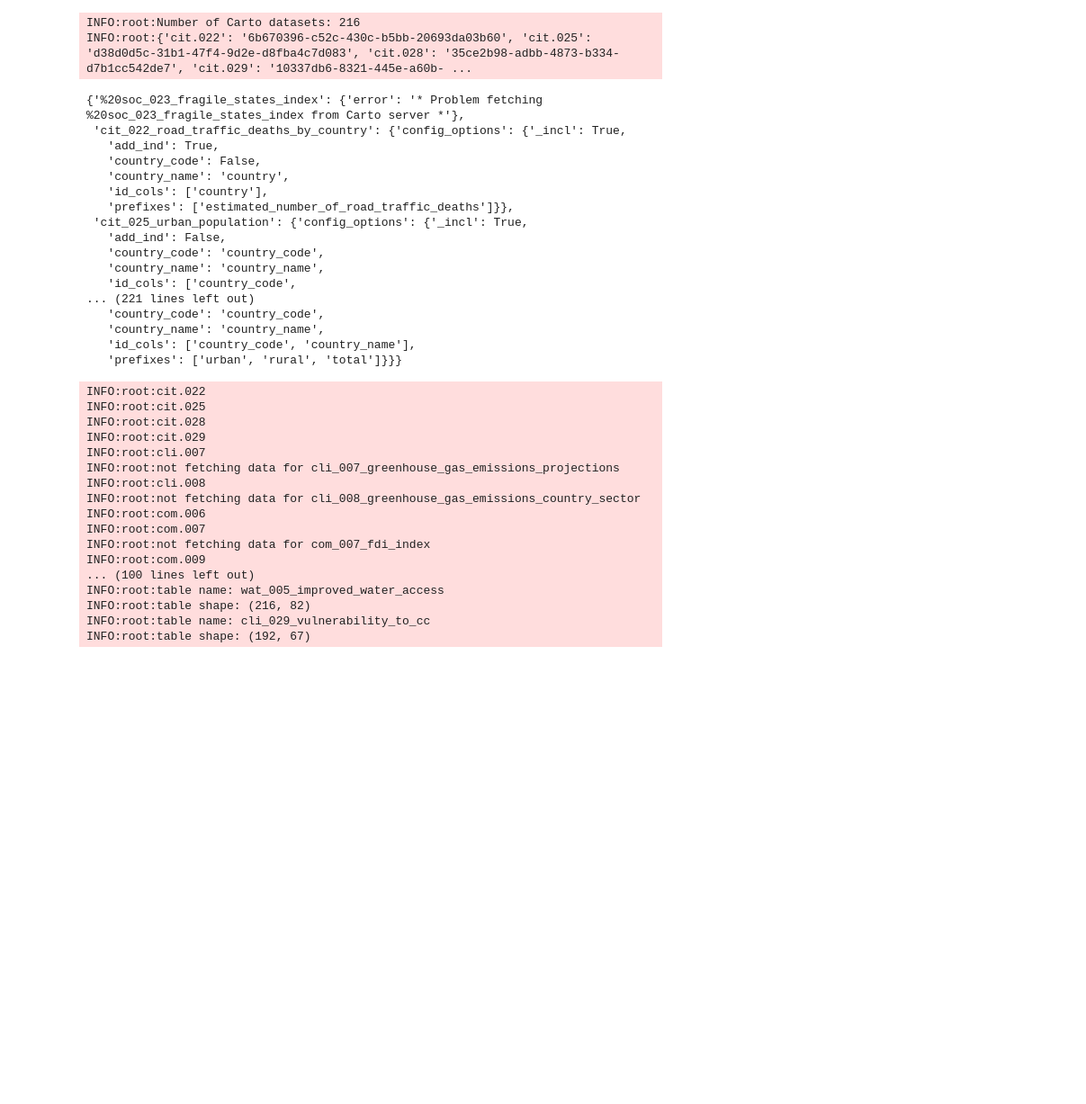
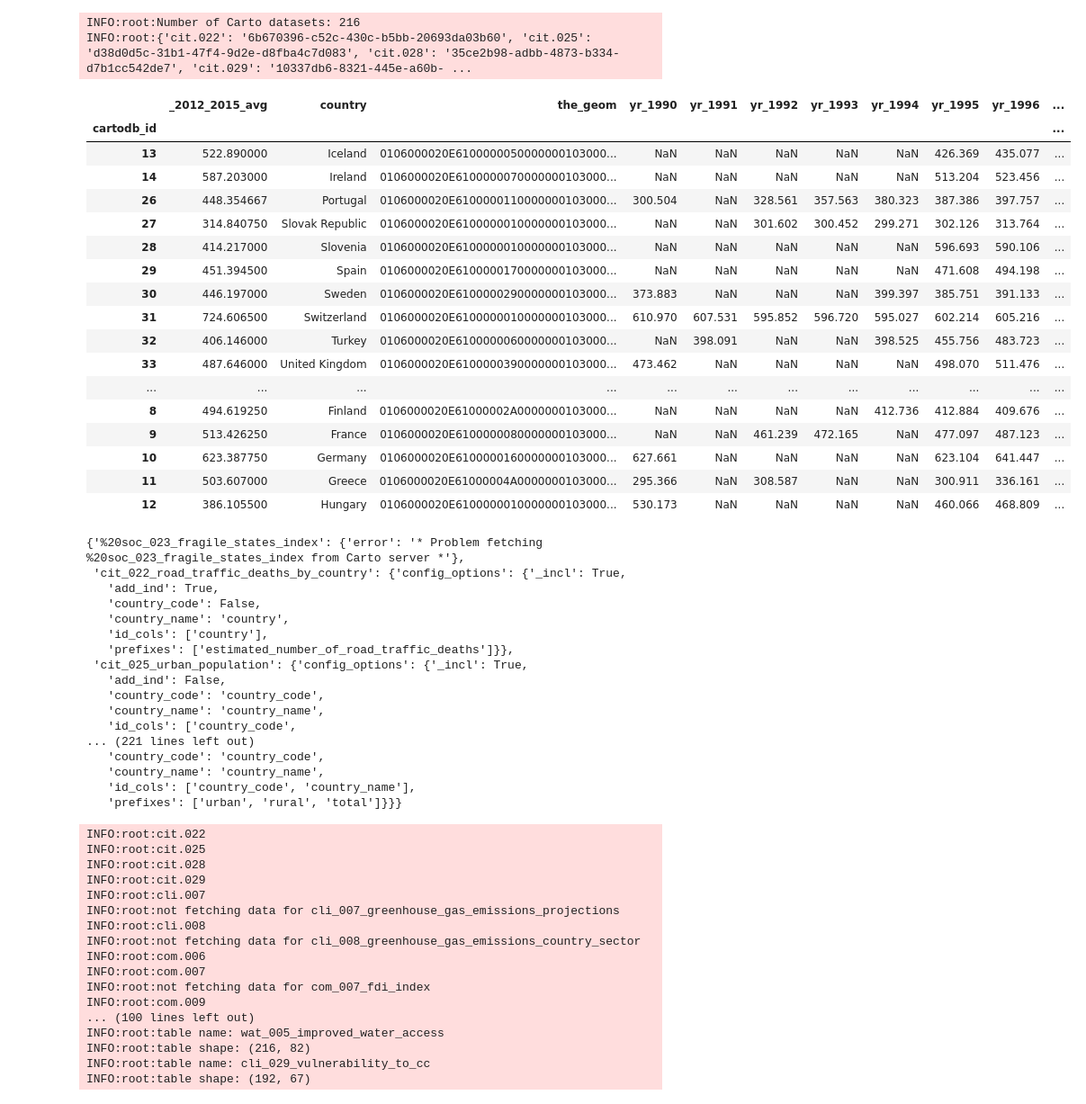
Before and after one commit to nsuberi/ResourceWatchCode, a Jupyter notebook: Metadata Management/To Long Form.ipynb, the cells around one changed output. Shown at 90% size. Drawn from its saved outputs; the diff is of its cells as text; code cells hidden in the pictures; blank space fills up the shorter version.

```diff
--- a/Metadata Management/To Long Form.ipynb
+++ b/Metadata Management/To Long Form.ipynb
@@ -47,8 +47,8 @@ def write_to_S3(df, bucket, key):
 # Set up carto context
 user = 'wri-rw' # 'rw-nrt'
 key = {
-    'wri-rw':'_key_',
-    'rw-nrt':'_key_'
+    'wri-rw':'',
+    'rw-nrt':''
 }
 cc = cartoframes.CartoContext(base_url='https://{}.carto.com/'.format(user),
                               api_key=key[user])
@@ -112,6 +112,27 @@ logging.info(long_forms)
 # %% [output]
 INFO:root:Number of Carto datasets: 216
 INFO:root:{'cit.022': '6b670396-c52c-430c-b5bb-20693da03b60', 'cit.025': 'd38d0d5c-31b1-47f4-9d2e-d8fba4c7d083', 'cit.028': '35ce2b98-adbb-4873-b334-d7b1cc542de7', 'cit.029': '10337db6-8321-445e-a60b- ...
+# %%
+cc.read('cit_029_municipal_waste')
+# %% [output]
+|  | _2012_2015_avg | country | the_geom | yr_1990 | yr_1991 | yr_1992 | yr_1993 | yr_1994 | yr_1995 | yr_1996 | ... |
+| cartodb_id |  |  |  |  |  |  |  |  |  |  | ... |
+| 13 | 522.890000 | Iceland | 0106000020E6100000050000000103000... | NaN | NaN | NaN | NaN | NaN | 426.369 | 435.077 | ... |
+| 14 | 587.203000 | Ireland | 0106000020E6100000070000000103000... | NaN | NaN | NaN | NaN | NaN | 513.204 | 523.456 | ... |
+| 26 | 448.354667 | Portugal | 0106000020E6100000110000000103000... | 300.504 | NaN | 328.561 | 357.563 | 380.323 | 387.386 | 397.757 | ... |
+| 27 | 314.840750 | Slovak Republic | 0106000020E6100000010000000103000... | NaN | NaN | 301.602 | 300.452 | 299.271 | 302.126 | 313.764 | ... |
+| 28 | 414.217000 | Slovenia | 0106000020E6100000010000000103000... | NaN | NaN | NaN | NaN | NaN | 596.693 | 590.106 | ... |
+| 29 | 451.394500 | Spain | 0106000020E6100000170000000103000... | NaN | NaN | NaN | NaN | NaN | 471.608 | 494.198 | ... |
+| 30 | 446.197000 | Sweden | 0106000020E6100000290000000103000... | 373.883 | NaN | NaN | NaN | 399.397 | 385.751 | 391.133 | ... |
+| 31 | 724.606500 | Switzerland | 0106000020E6100000010000000103000... | 610.970 | 607.531 | 595.852 | 596.720 | 595.027 | 602.214 | 605.216 | ... |
+| 32 | 406.146000 | Turkey | 0106000020E6100000060000000103000... | NaN | 398.091 | NaN | NaN | 398.525 | 455.756 | 483.723 | ... |
+| 33 | 487.646000 | United Kingdom | 0106000020E6100000390000000103000... | 473.462 | NaN | NaN | NaN | NaN | 498.070 | 511.476 | ... |
+| ... | ... | ... | ... | ... | ... | ... | ... | ... | ... | ... | ... |
+| 8 | 494.619250 | Finland | 0106000020E61000002A0000000103000... | NaN | NaN | NaN | NaN | 412.736 | 412.884 | 409.676 | ... |
+| 9 | 513.426250 | France | 0106000020E6100000080000000103000... | NaN | NaN | 461.239 | 472.165 | NaN | 477.097 | 487.123 | ... |
+| 10 | 623.387750 | Germany | 0106000020E6100000160000000103000... | 627.661 | NaN | NaN | NaN | NaN | 623.104 | 641.447 | ... |
+| 11 | 503.607000 | Greece | 0106000020E61000004A0000000103000... | 295.366 | NaN | 308.587 | NaN | NaN | 300.911 | 336.161 | ... |
+| 12 | 386.105500 | Hungary | 0106000020E6100000010000000103000... | 530.173 | NaN | NaN | NaN | NaN | 460.066 | 468.809 | ... |
 # %%
 logging.basicConfig(stream=sys.stderr, level=logging.DEBUG)
 # %%
```
Also changed, not shown: parts of 13 cells of this notebook, 2 other files.
